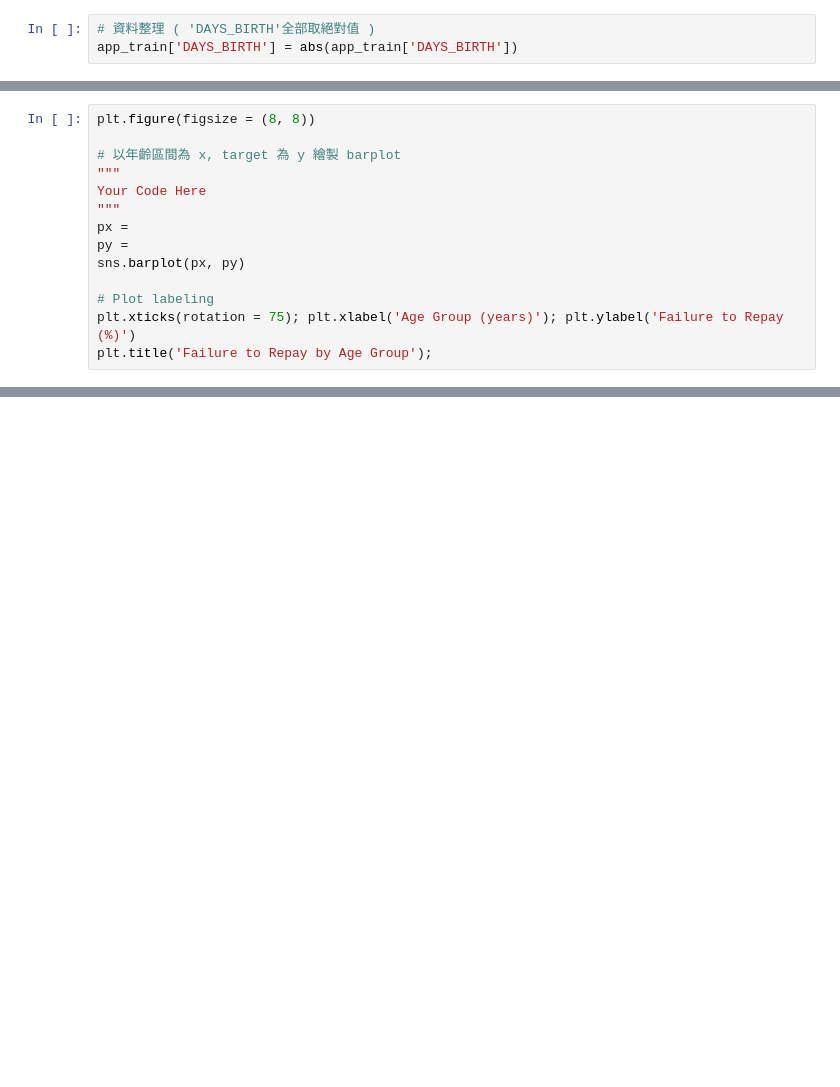
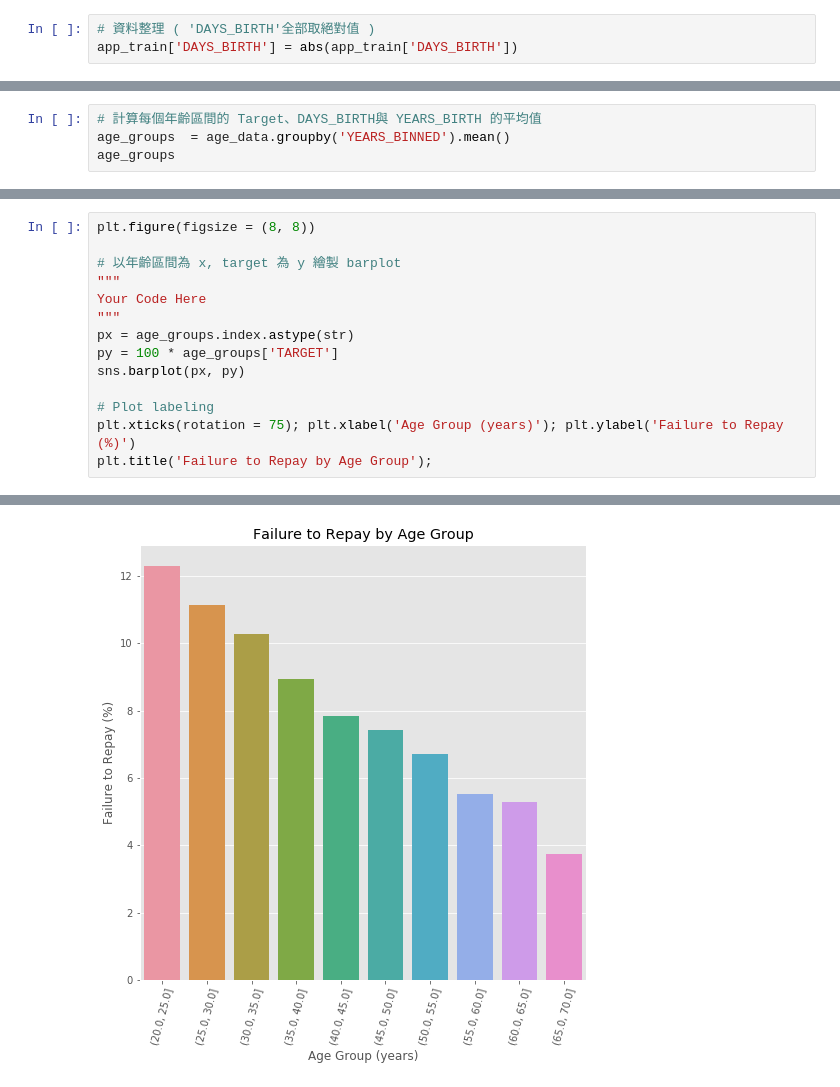
Before and after one commit to wl6m06bp6/4th-ML100Days, a Jupyter notebook: Day_016_HW.ipynb, the cells around one changed output, grey strips where cells are left out. Drawn from its saved outputs; the diff is of its cells as text; blank space fills up the shorter version.

```diff
--- a/Day_016_HW.ipynb
+++ b/Day_016_HW.ipynb
@@ -58,0 +99,4 @@ NameError: name 'age_data' is not defined
+# %%
+# 計算每個年齡區間的 Target、DAYS_BIRTH與 YEARS_BIRTH 的平均值
+age_groups  = age_data.groupby('YEARS_BINNED').mean()
+age_groups
@@ -63,8 +120,8 @@ plt.figure(figsize = (8, 8))
 """
 Your Code Here
 """
-px =
-py =
+px = age_groups.index.astype(str)
+py = 100 * age_groups['TARGET']
 sns.barplot(px, py)
 
 # Plot labeling
@@ -74,0 +131 @@ SyntaxError: invalid syntax (<ipython-input-7-30a402c40f77>, line 7)
+[figure, added]
```
Also changed, not shown: parts of 5 cells of this notebook.
